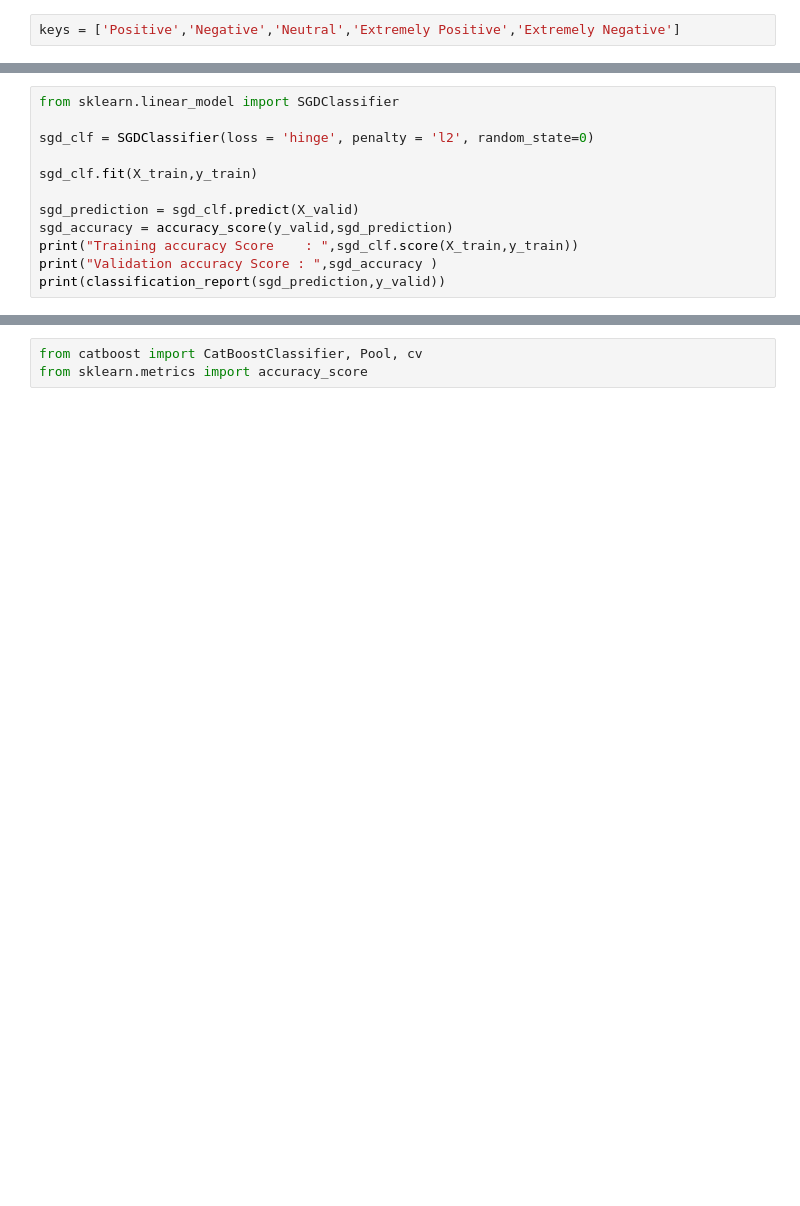
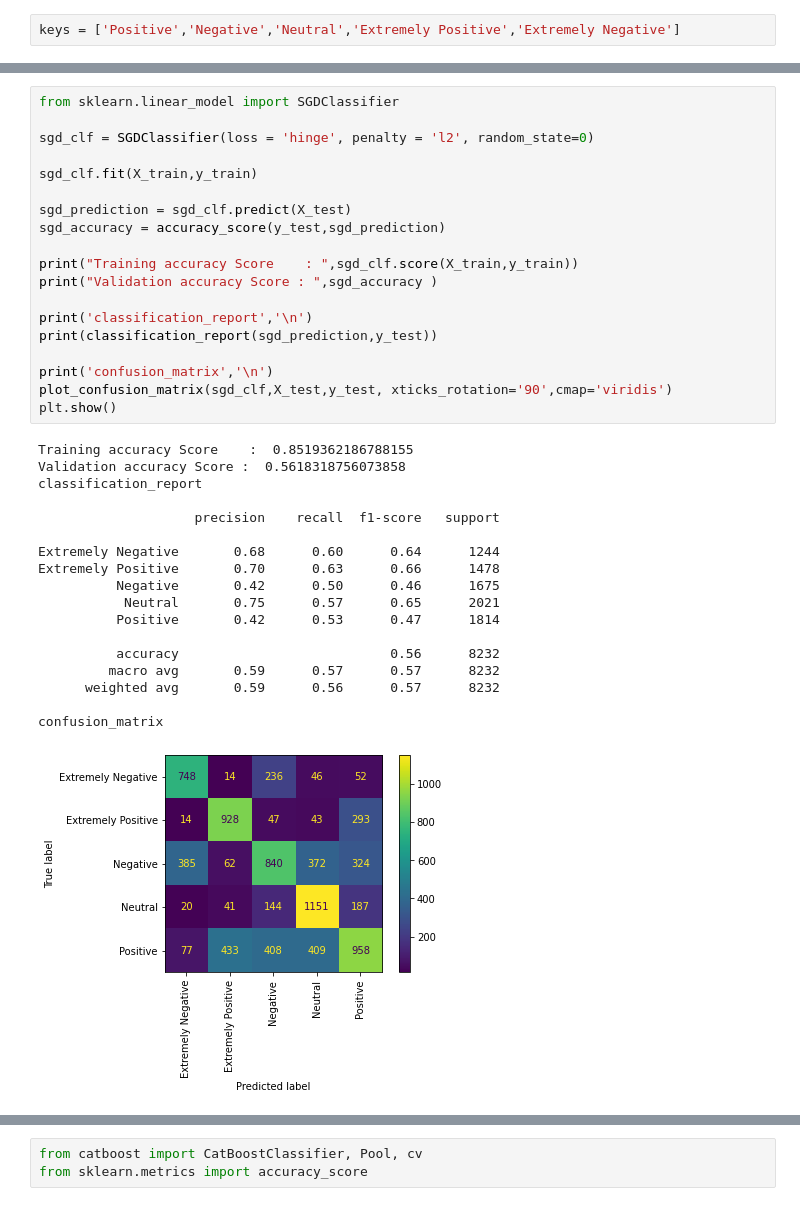
Before and after one commit to pankaj-beldar/Capstone_Project_03_Corona-virus-Tweet-Sentiment-Analysis, a Jupyter notebook: Capstone_03_Corona_Virus_Tweet_Sentiment_Analysis.ipynb, the cells around one changed output, grey strips where cells are left out. Saved outputs shown, nothing was run; the diff lists cells and outputs as text; blank space fills up the shorter version.

```diff
--- a/Capstone_03_Corona_Virus_Tweet_Sentiment_Analysis.ipynb
+++ b/Capstone_03_Corona_Virus_Tweet_Sentiment_Analysis.ipynb
@@ -698,12 +791,38 @@ print(classification_report(NB_prediction,y_valid))
 # %%
 from sklearn.linear_model import SGDClassifier
 
 sgd_clf = SGDClassifier(loss = 'hinge', penalty = 'l2', random_state=0)
 
 sgd_clf.fit(X_train,y_train)
 
-sgd_prediction = sgd_clf.predict(X_valid)
-sgd_accuracy = accuracy_score(y_valid,sgd_prediction)
+sgd_prediction = sgd_clf.predict(X_test)
+sgd_accuracy = accuracy_score(y_test,sgd_prediction)
+
 print("Training accuracy Score    : ",sgd_clf.score(X_train,y_train))
 print("Validation accuracy Score : ",sgd_accuracy )
-print(classification_report(sgd_prediction,y_valid))
+
+print('classification_report','\n')
+print(classification_report(sgd_prediction,y_test))
+
+print('confusion_matrix','\n')
+plot_confusion_matrix(sgd_clf,X_test,y_test, xticks_rotation='90',cmap='viridis')
+plt.show()
+# %% [output]
+Training accuracy Score    :  0.8519362186788155
+Validation accuracy Score :  0.5618318756073858
+classification_report
+
+                    precision    recall  f1-score   support
+
+Extremely Negative       0.68      0.60      0.64      1244
+Extremely Positive       0.70      0.63      0.66      1478
+          Negative       0.42      0.50      0.46      1675
+           Neutral       0.75      0.57      0.65      2021
+          Positive       0.42      0.53      0.47      1814
+
+          accuracy                           0.56      8232
+         macro avg       0.59      0.57      0.57      8232
+      weighted avg       0.59      0.56      0.57      8232
+
+confusion_matrix
+[figure, added]
```
Also changed, not shown: parts of 65 cells of this notebook.
